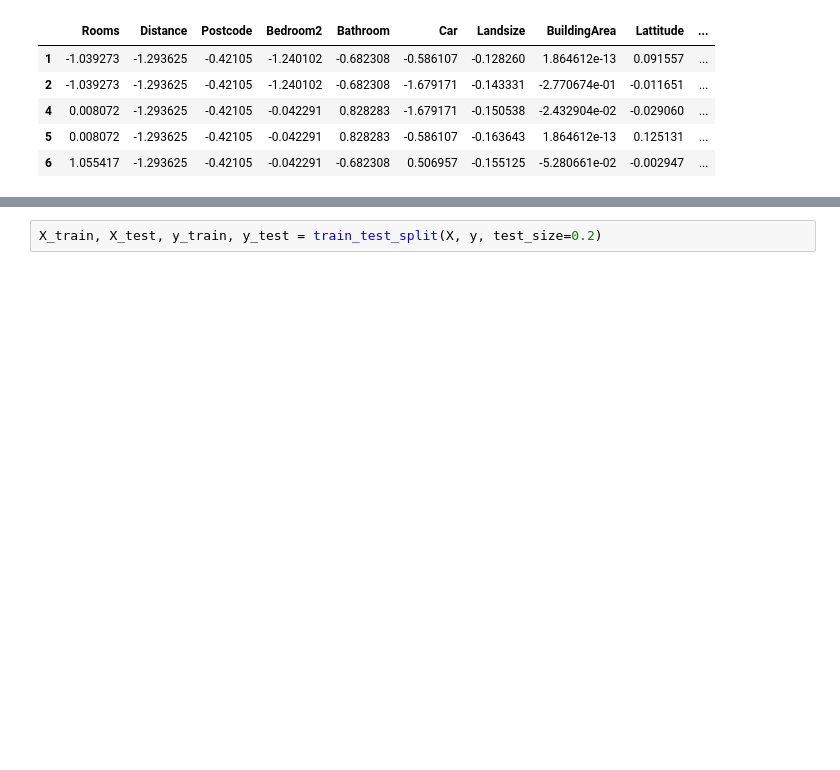
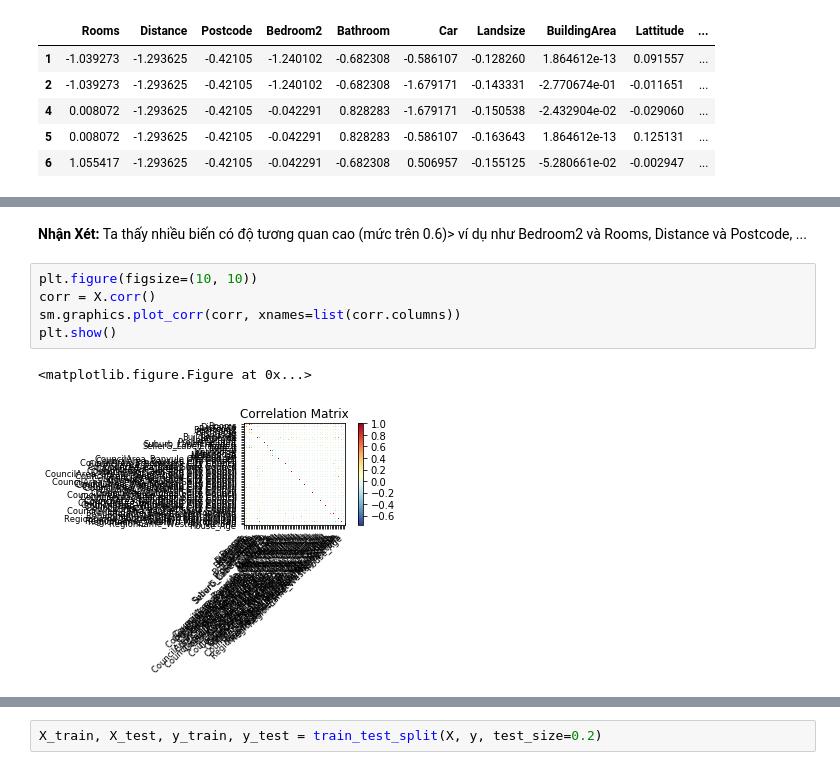
Before and after one commit to dinhbao10t4/MachineLearningAssignment, a Jupyter notebook: Melbourne_housing/Melbourne_housing_notebook.ipynb, the cells around one changed output, grey strips where cells are left out. Drawn from its saved outputs; the diff is of its cells as text; blank space fills up the shorter version.

```diff
--- a/Melbourne_housing/Melbourne_housing_notebook.ipynb
+++ b/Melbourne_housing/Melbourne_housing_notebook.ipynb
@@ -321,0 +343,10 @@ X.head()
+# %% [markdown]
+<b>Nhận Xét:</b> Ta thấy nhiều biến có độ tương quan cao (mức trên 0.6)> ví dụ như Bedroom2 và Rooms, Distance và Postcode, ...
+# %%
+plt.figure(figsize=(10, 10))
+corr = X.corr()
+sm.graphics.plot_corr(corr, xnames=list(corr.columns))
+plt.show()
+# %% [output]
+<matplotlib.figure.Figure at 0x...>
+[figure, added]
```
Also changed, not shown: parts of 41 cells of this notebook.
